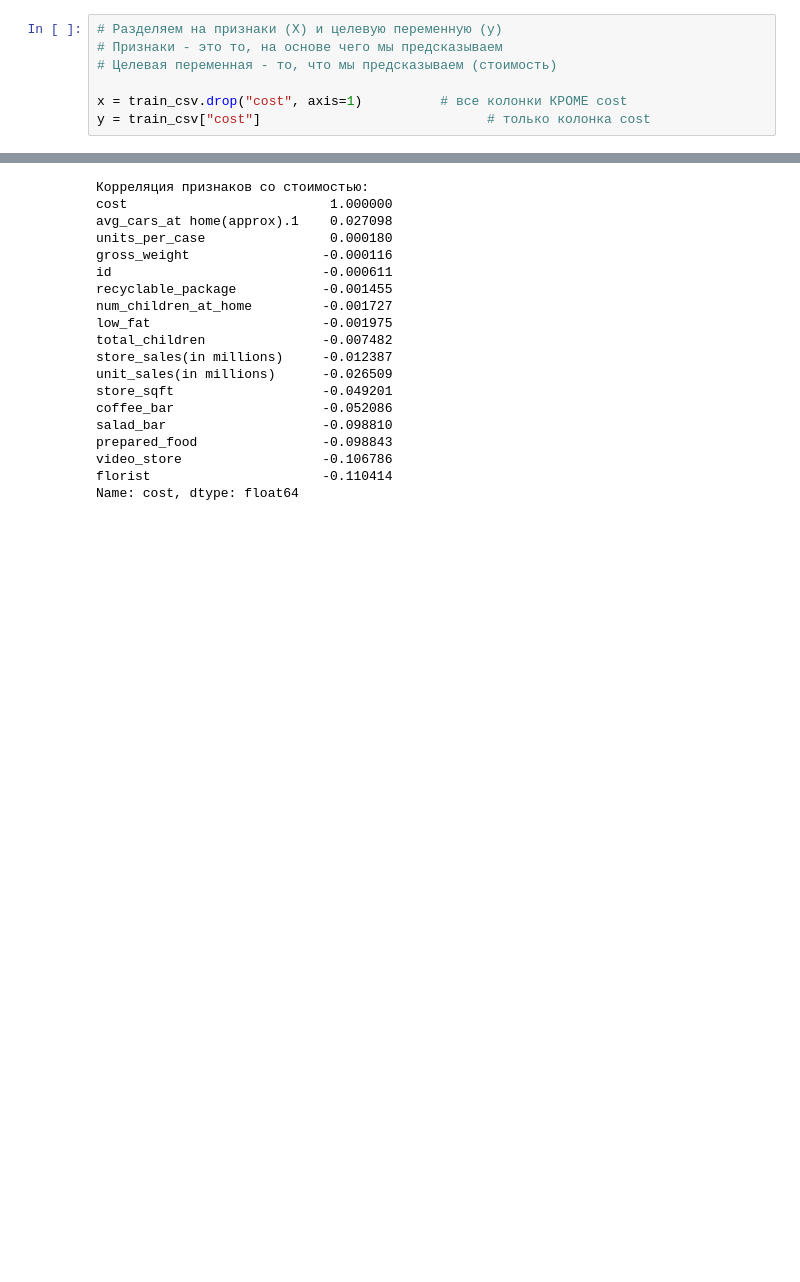
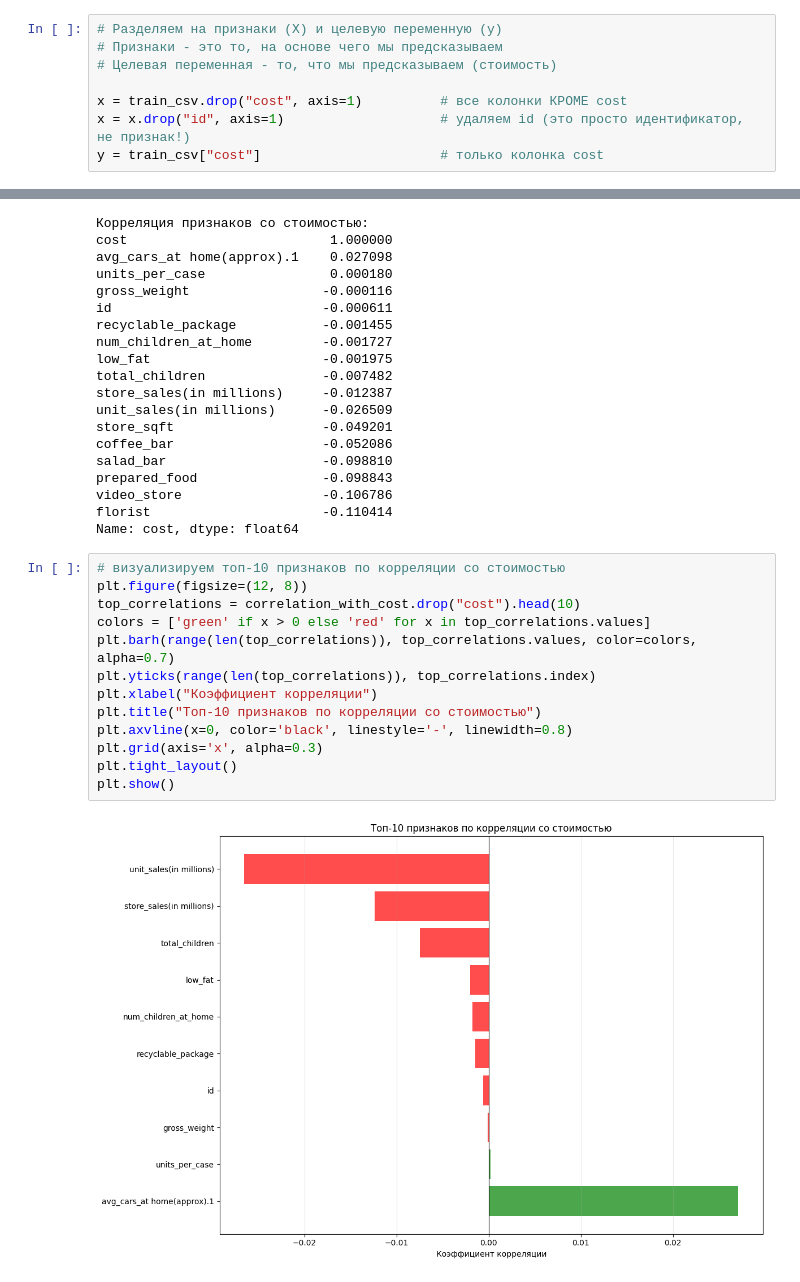
Before and after one commit to roux-afk/urfu-ml-company-valuation, a Jupyter notebook: notebooks/data_analysis.ipynb, the cells around one changed output, grey strips where cells are left out. Saved outputs shown, nothing was run; the diff lists cells and outputs as text; blank space fills up the shorter version.

```diff
--- a/notebooks/data_analysis.ipynb
+++ b/notebooks/data_analysis.ipynb
@@ -49,7 +49,8 @@ max         1.000000       1.000000     149.750000
 # Целевая переменная - то, что мы предсказываем (стоимость)
 
 x = train_csv.drop("cost", axis=1)          # все колонки КРОМЕ cost
-y = train_csv["cost"]                             # только колонка cost
+x = x.drop("id", axis=1)                    # удаляем id (это просто идентификатор, не признак!)
+y = train_csv["cost"]                       # только колонка cost
 # %% [markdown]
 # Проверка пропущенных значений
 # %%
@@ -126,3 +126,18 @@ prepared_food                -0.098843
 video_store                  -0.106786
 florist                      -0.110414
 Name: cost, dtype: float64
+# %%
+# визуализируем топ-10 признаков по корреляции со стоимостью
+plt.figure(figsize=(12, 8))
+top_correlations = correlation_with_cost.drop("cost").head(10)
+colors = ['green' if x > 0 else 'red' for x in top_correlations.values]
+plt.barh(range(len(top_correlations)), top_correlations.values, color=colors, alpha=0.7)
+plt.yticks(range(len(top_correlations)), top_correlations.index)
+plt.xlabel("Коэффициент корреляции")
+plt.title("Топ-10 признаков по корреляции со стоимостью")
+plt.axvline(x=0, color='black', linestyle='-', linewidth=0.8)
+plt.grid(axis='x', alpha=0.3)
+plt.tight_layout()
+plt.show()
+# %% [output]
+[figure, added]
```
Also changed, not shown: parts of 10 cells of this notebook.
